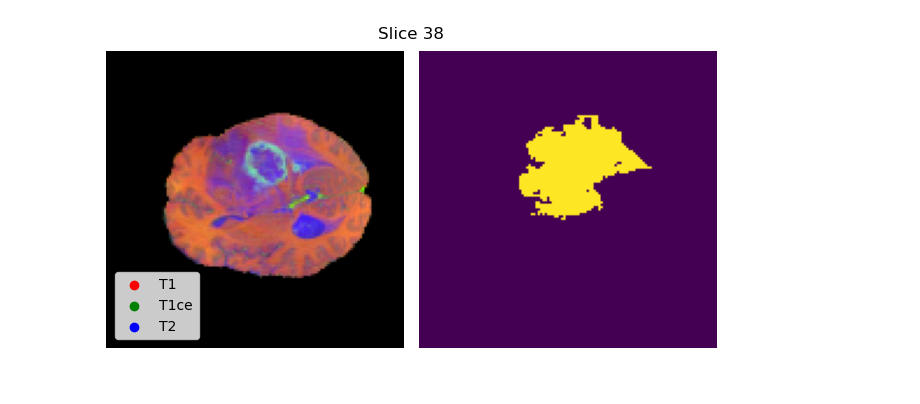
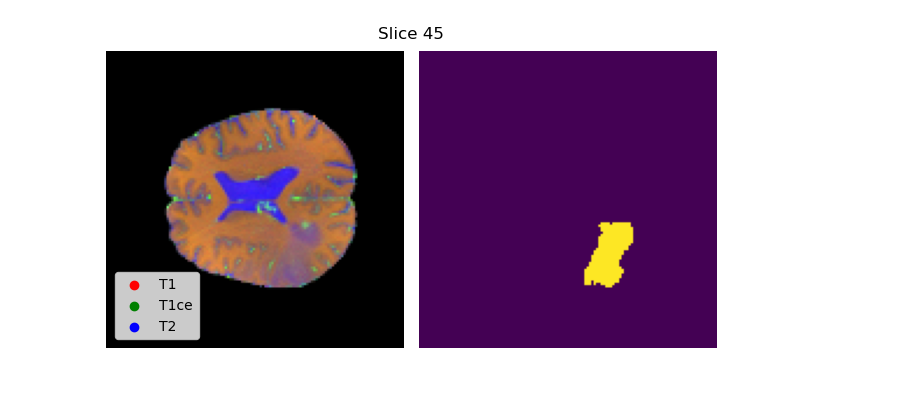
Before and after one commit to JustJayIGuess/unet-multimodal-ssl, a Jupyter notebook: nii-preprocess.ipynb, the cells around one changed output. Drawn from its saved outputs; the diff is of its cells as text; code cells hidden in the pictures.

```diff
--- a/nii-preprocess.ipynb
+++ b/nii-preprocess.ipynb
@@ -92,6 +92,6 @@ def plot_slice(inputs, seg, slice_index):
     fig.tight_layout()
     fig.suptitle(f"Slice {slice_index}", y=0.86)
 # %%
-plot_test(0, 38)
+plot_test(10, 45)
 # %% [output]
-[figure, old version]
+[figure, new version]
```
Also changed, not shown: parts of 1 cell of this notebook, 2 other files.
